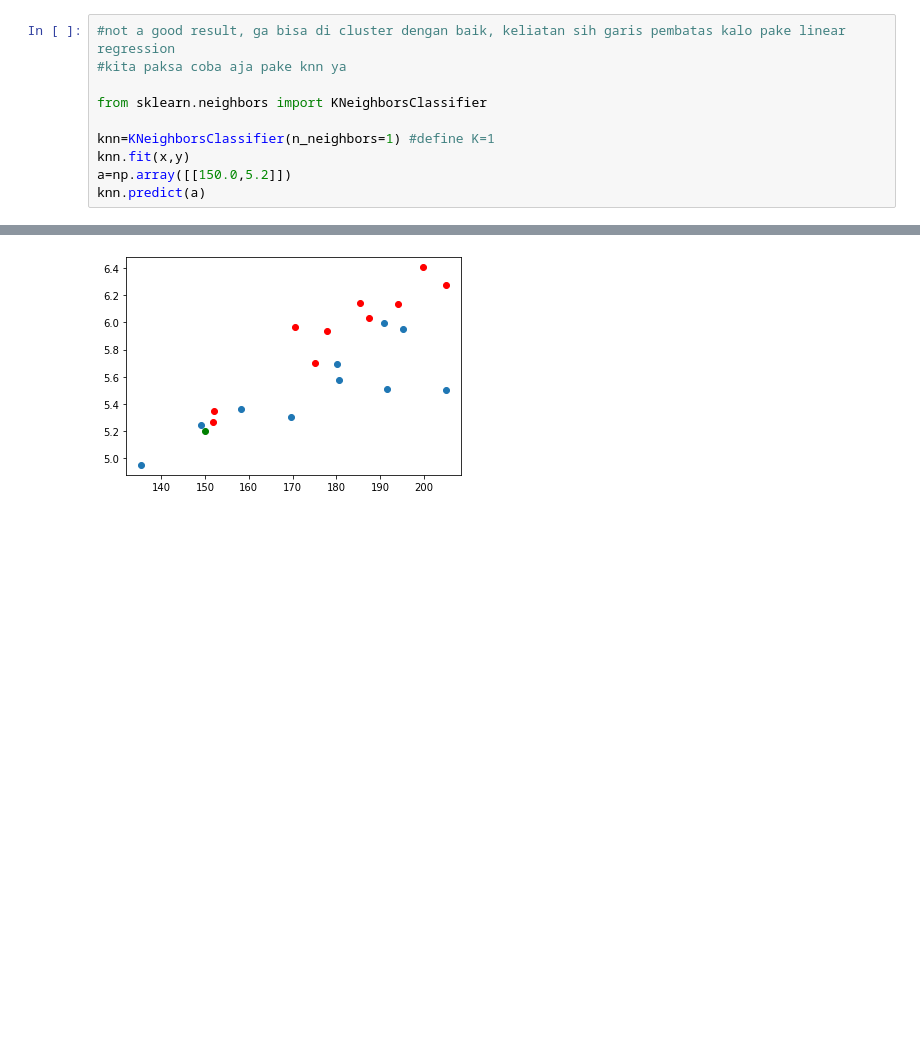
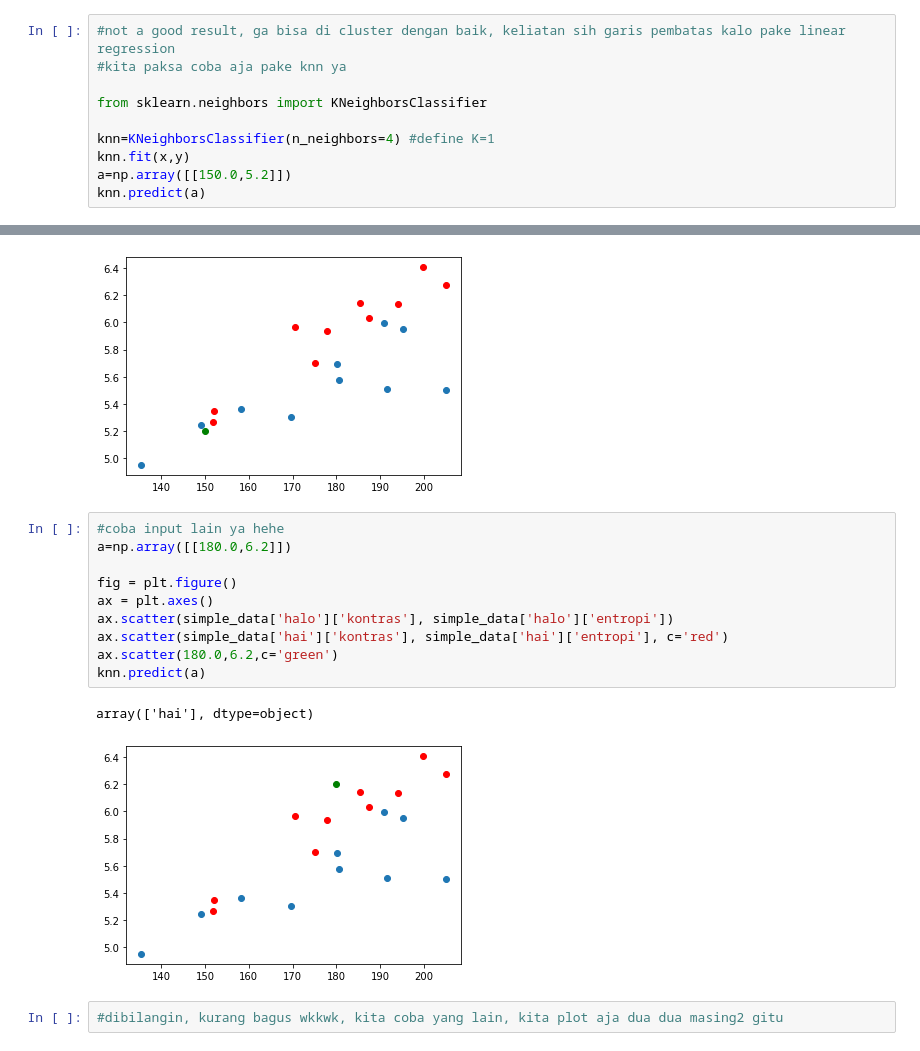
Before and after one commit to IritaSee/octave_study, a Jupyter notebook: halohai/halohai_glcm.ipynb, the cells around one changed output, grey strips where cells are left out. Drawn from its saved outputs; the diff is of its cells as text; blank space fills up the shorter version.

```diff
--- a/halohai/halohai_glcm.ipynb
+++ b/halohai/halohai_glcm.ipynb
@@ -221,7 +221,7 @@ y=df['jenis']
 
 from sklearn.neighbors import KNeighborsClassifier
 
-knn=KNeighborsClassifier(n_neighbors=1) #define K=1
+knn=KNeighborsClassifier(n_neighbors=4) #define K=1
 knn.fit(x,y)
 a=np.array([[150.0,5.2]])
 knn.predict(a)
@@ -237,3 +237,18 @@ ax.scatter(150.0,5.2,c='green')
 # %% [output]
 <matplotlib.collections.PathCollection at 0x...>
 [figure]
+# %%
+#coba input lain ya hehe
+a=np.array([[180.0,6.2]])
+
+fig = plt.figure()
+ax = plt.axes()
+ax.scatter(simple_data['halo']['kontras'], simple_data['halo']['entropi'])
+ax.scatter(simple_data['hai']['kontras'], simple_data['hai']['entropi'], c='red')
+ax.scatter(180.0,6.2,c='green')
+knn.predict(a)
+# %% [output]
+array(['hai'], dtype=object)
+[figure, added]
+# %%
+#dibilangin, kurang bagus wkkwk, kita coba yang lain, kita plot aja dua dua masing2 gitu
```
Also changed, not shown: parts of 1 cell of this notebook, 3 other files.
